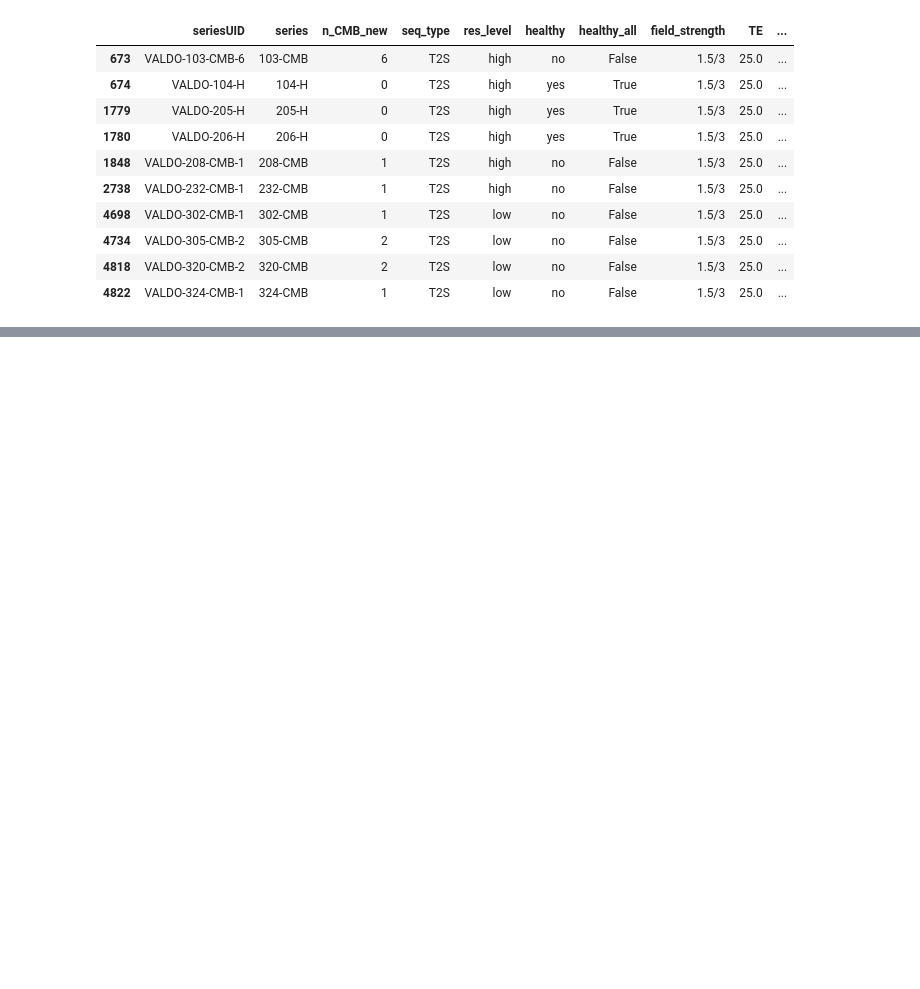
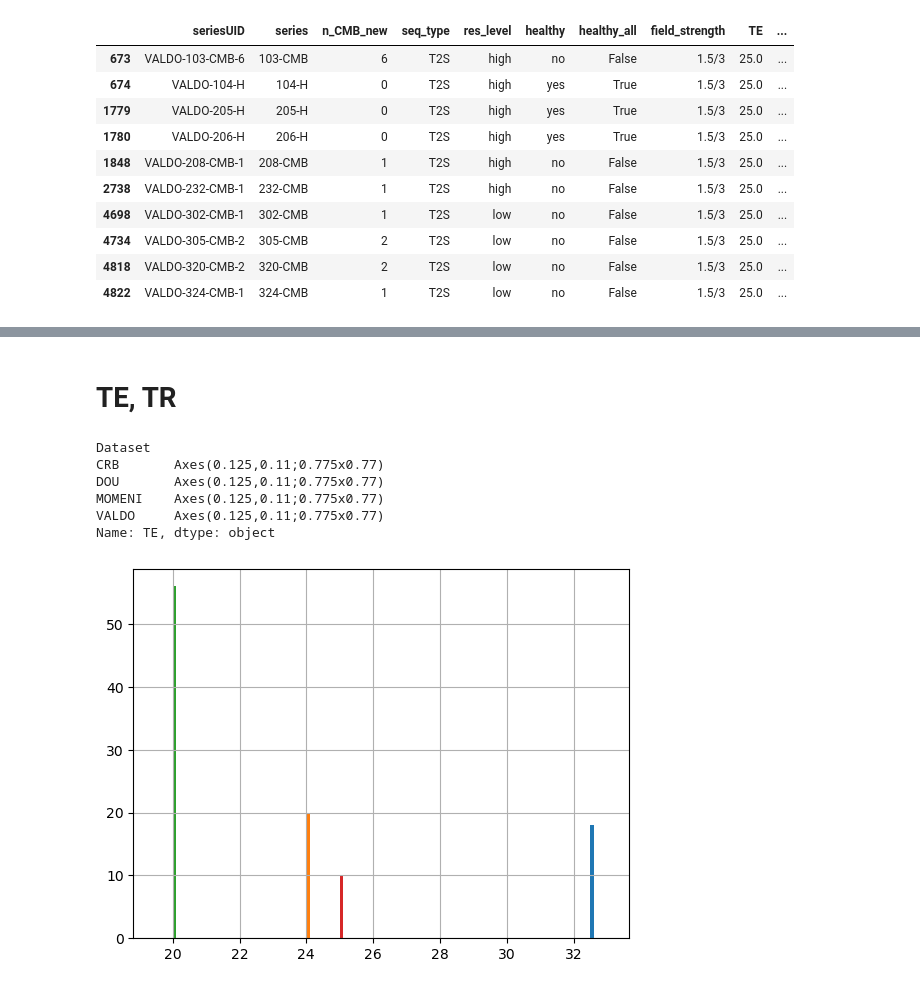
Before and after one commit to jorgedelpozolerida/MicrobleedNet, a Jupyter notebook: notebooks/evaluation/winner_MRI.ipynb, the cells around one changed output, grey strips where cells are left out. Saved outputs shown, nothing was run; the diff lists cells and outputs as text; code cells hidden in the pictures; blank space fills up the shorter version.

```diff
--- a/notebooks/evaluation/winner_MRI.ipynb
+++ b/notebooks/evaluation/winner_MRI.ipynb
@@ -302,0 +479,13 @@ df_detection_serieslevel[df_detection_serieslevel['CMB_level'] == "high"]
+# %% [markdown]
+# TE, TR
+# %%
+filtered_data.shape
+filtered_data[~filtered_data['TE'].isnull()].groupby("Dataset")['TE'].hist()
+# %% [output]
+Dataset
+CRB       Axes(0.125,0.11;0.775x0.77)
+DOU       Axes(0.125,0.11;0.775x0.77)
+MOMENI    Axes(0.125,0.11;0.775x0.77)
+VALDO     Axes(0.125,0.11;0.775x0.77)
+Name: TE, dtype: object
+[figure, added]
```
Also changed, not shown: parts of 25 cells of this notebook, 6 other files.
